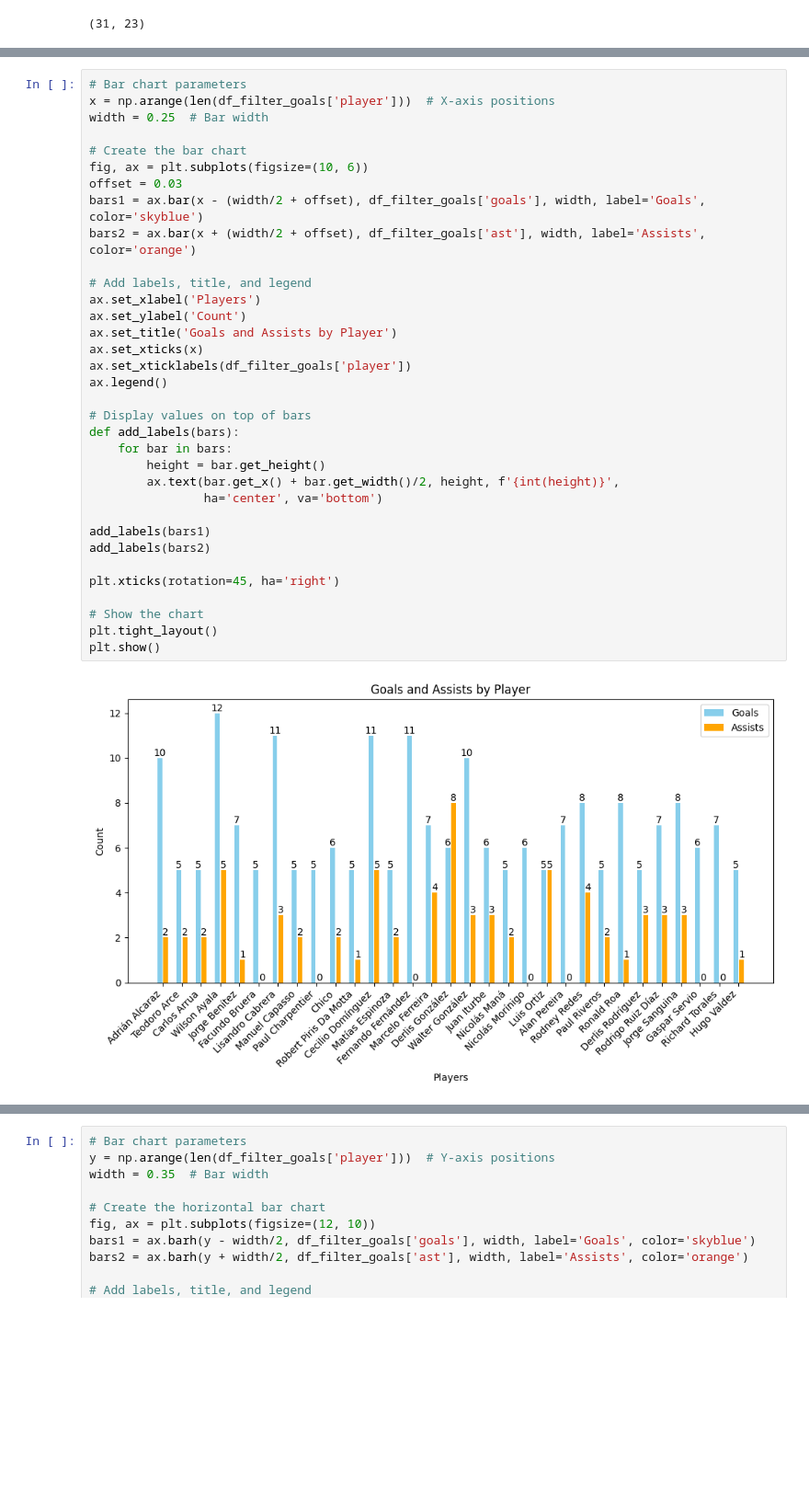
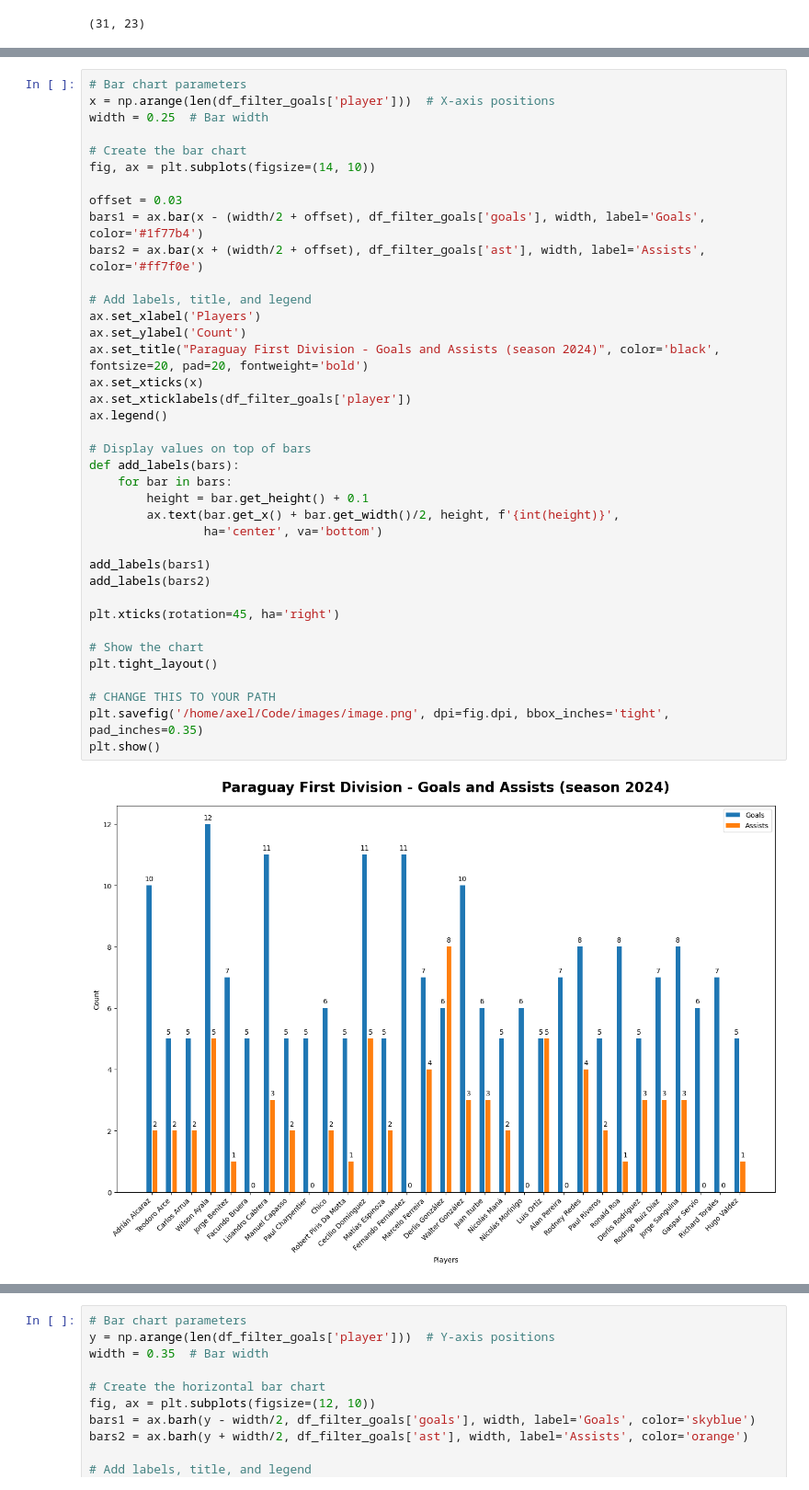
Before and after one commit to axelbol/football-analysis, a Jupyter notebook: twitter_content.ipynb, the cells around one changed output, grey strips where cells are left out. Shown at 92% size. Drawn from its saved outputs; the diff is of its cells as text; blank space fills up the shorter version.

Commit message:
paraguay first division

```diff
--- a/twitter_content.ipynb
+++ b/twitter_content.ipynb
@@ -248,36 +248,40 @@ Bar chart
 # %%
 # Bar chart parameters
 x = np.arange(len(df_filter_goals['player']))  # X-axis positions
 width = 0.25  # Bar width
 
 # Create the bar chart
-fig, ax = plt.subplots(figsize=(10, 6))
+fig, ax = plt.subplots(figsize=(14, 10))
+
 offset = 0.03
-bars1 = ax.bar(x - (width/2 + offset), df_filter_goals['goals'], width, label='Goals', color='skyblue')
-bars2 = ax.bar(x + (width/2 + offset), df_filter_goals['ast'], width, label='Assists', color='orange')
+bars1 = ax.bar(x - (width/2 + offset), df_filter_goals['goals'], width, label='Goals', color='#1f77b4')
+bars2 = ax.bar(x + (width/2 + offset), df_filter_goals['ast'], width, label='Assists', color='#ff7f0e')
 
 # Add labels, title, and legend
 ax.set_xlabel('Players')
 ax.set_ylabel('Count')
-ax.set_title('Goals and Assists by Player')
+ax.set_title("Paraguay First Division - Goals and Assists (season 2024)", color='black', fontsize=20, pad=20, fontweight='bold')
 ax.set_xticks(x)
 ax.set_xticklabels(df_filter_goals['player'])
 ax.legend()
 
 # Display values on top of bars
 def add_labels(bars):
     for bar in bars:
-        height = bar.get_height()
+        height = bar.get_height() + 0.1
         ax.text(bar.get_x() + bar.get_width()/2, height, f'{int(height)}',
                 ha='center', va='bottom')
 
 add_labels(bars1)
 add_labels(bars2)
 
 plt.xticks(rotation=45, ha='right')
 
 # Show the chart
 plt.tight_layout()
+
+# CHANGE THIS TO YOUR PATH
+plt.savefig('/home/axel/Code/images/image.png', dpi=fig.dpi, bbox_inches='tight', pad_inches=0.35)
 plt.show()
 # %% [output]
-[figure, old version]
+[figure, new version]
```
Also changed, not shown: parts of 3 cells of this notebook.
